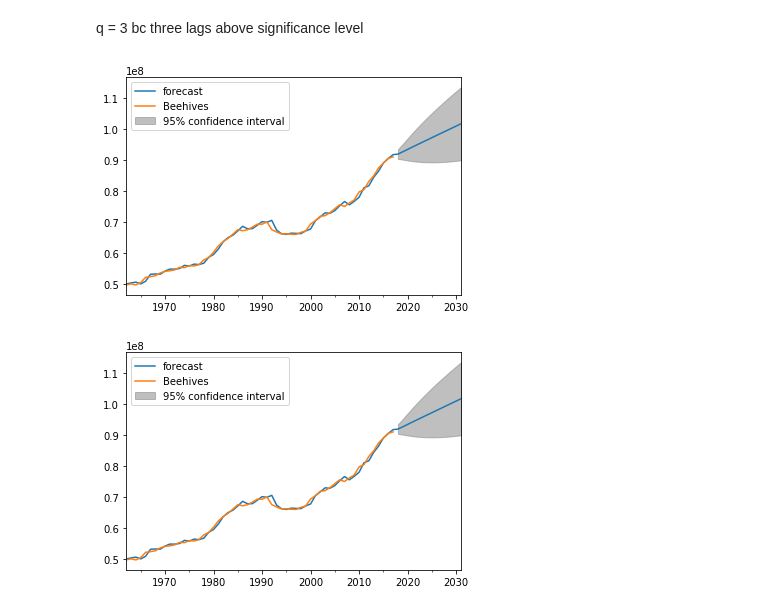
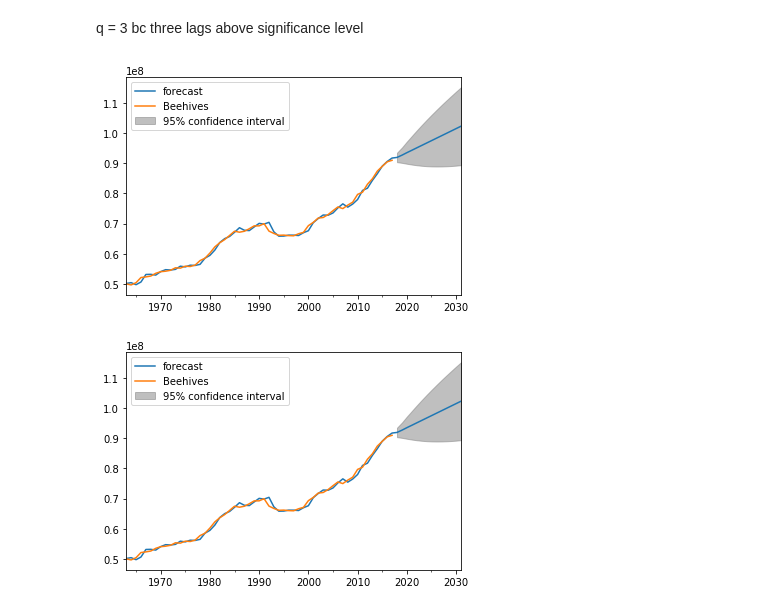
Before and after one commit to caralen/ada-project-faam, a Jupyter notebook: arima.ipynb, the cells around one changed output. Drawn from its saved outputs; the diff is of its cells as text; code cells hidden in the pictures.

```diff
--- a/arima.ipynb
+++ b/arima.ipynb
@@ -361,0 +357,6 @@ results.plot_predict(1,264)
+# %%
+livestock = pd.read_csv('data/Production_Livestock_E_All_Data_(Normalized).csv', encoding='iso-8859-1')
+beehives = livestock.loc[livestock['Item'] == 'Beehives', ['Area', 'Value', 'Year']]
+beehives.columns = ['Area', 'Beehives', 'Year']
+beehives.reset_index(drop=True, inplace=True)
+beehives.head()
@@ -361,0 +370,7 @@ results.plot_predict(1,264)
+# %%
+beehives['Year'] = pd.to_datetime(beehives['Year'], format="%Y")
+bw = beehives[beehives['Area'] == 'World']
+bw = bw.reset_index();
+bw = bw.drop(['Area', 'index'], axis='columns')
+bw = bw.set_index(['Year'])
+plt.plot(bw)
@@ -395,9 +414,9 @@ plot_acf(timeseries.diff().dropna())
 # %% [markdown]
 q = 3 bc three lags above significance level
 # %%
-model = ARIMA(timeseries, order=(1, 1, 3))
+model = ARIMA(timeseries, order=(2, 2, 1))
 results = model.fit()
-results.plot_predict(1, 70)
+results.plot_predict(2, 70)
 # %% [output]
-[figure, old version]
+[figure, new version]
-[figure, old version]
+[figure, new version]
```
Also changed, not shown: parts of 20 cells of this notebook, 1 other file.
